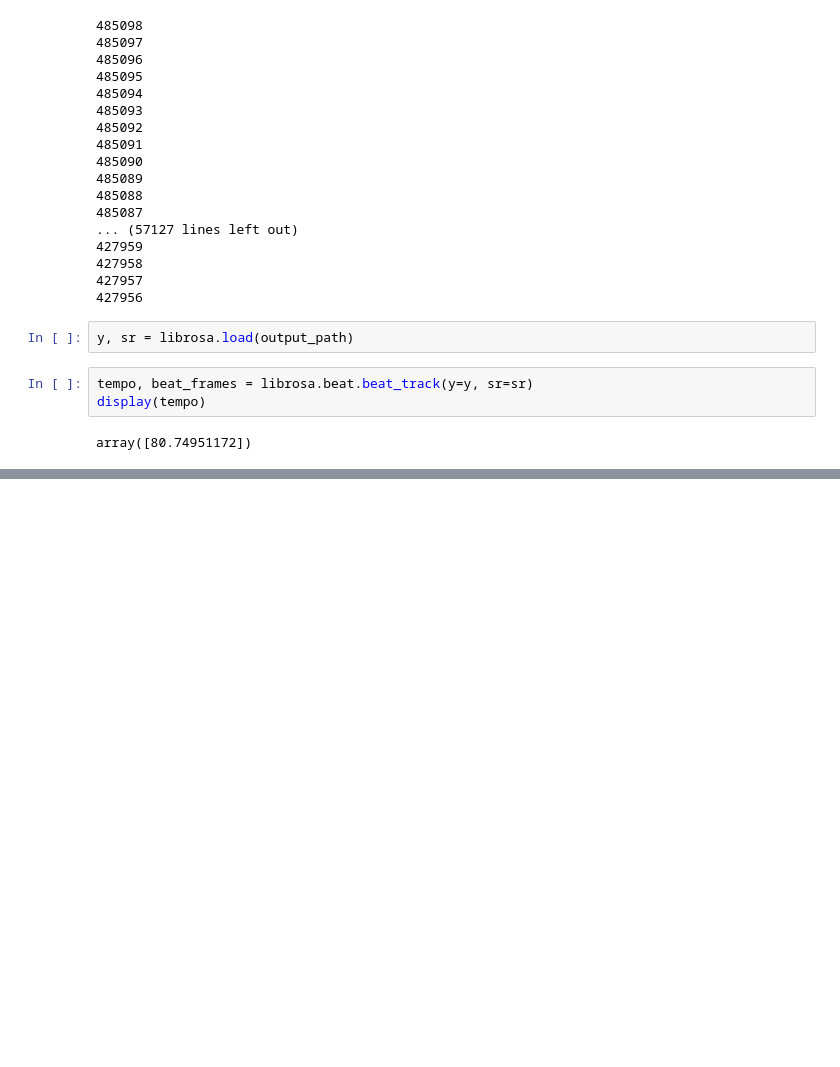
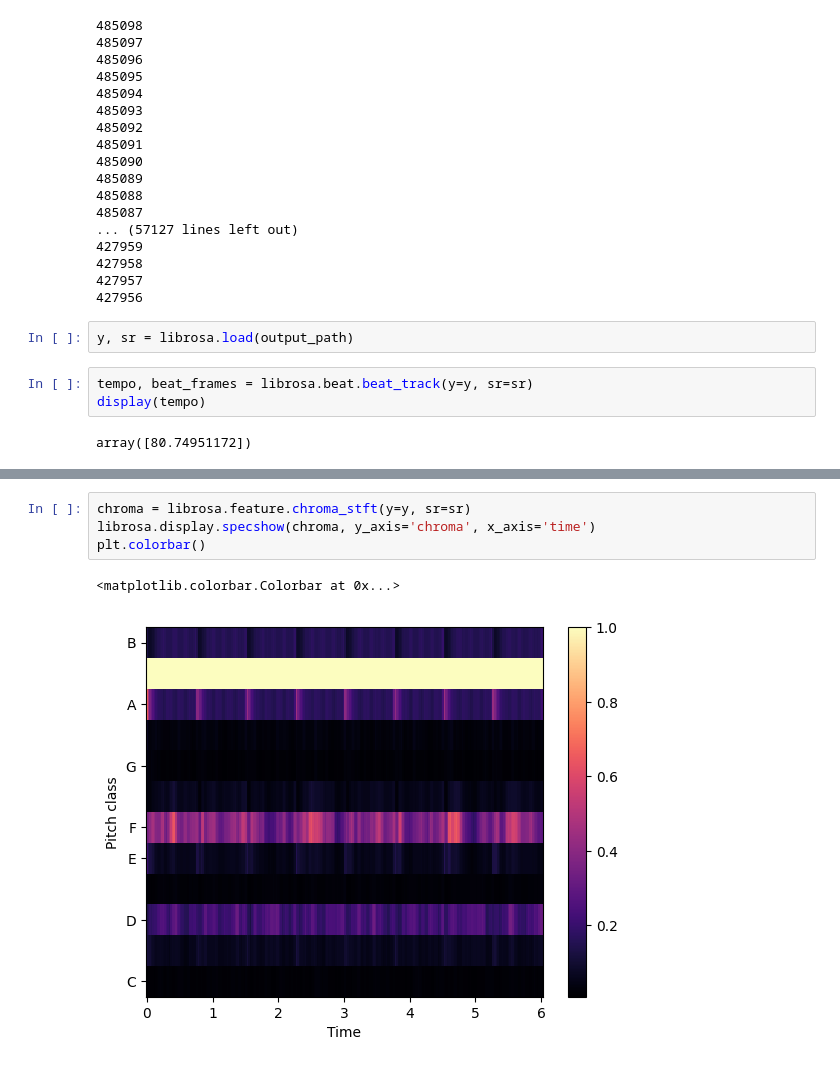
Before and after one commit to pchitiveli/dootdoot, a Jupyter notebook: segmentation.ipynb, the cells around one changed output, grey strips where cells are left out. Cells and saved outputs as stored; diff of their text form; blank space fills up the shorter version.

```diff
--- a/segmentation.ipynb
+++ b/segmentation.ipynb
@@ -92,0 +114,7 @@ plt.vlines([(search_intervals[i][j][0] / sr) for i in range(beats) for j in rang
+# %%
+chroma = librosa.feature.chroma_stft(y=y, sr=sr)
+librosa.display.specshow(chroma, y_axis='chroma', x_axis='time')
+plt.colorbar()
+# %% [output]
+<matplotlib.colorbar.Colorbar at 0x...>
+[figure, added]
```
Also changed, not shown: parts of 3 cells of this notebook.
